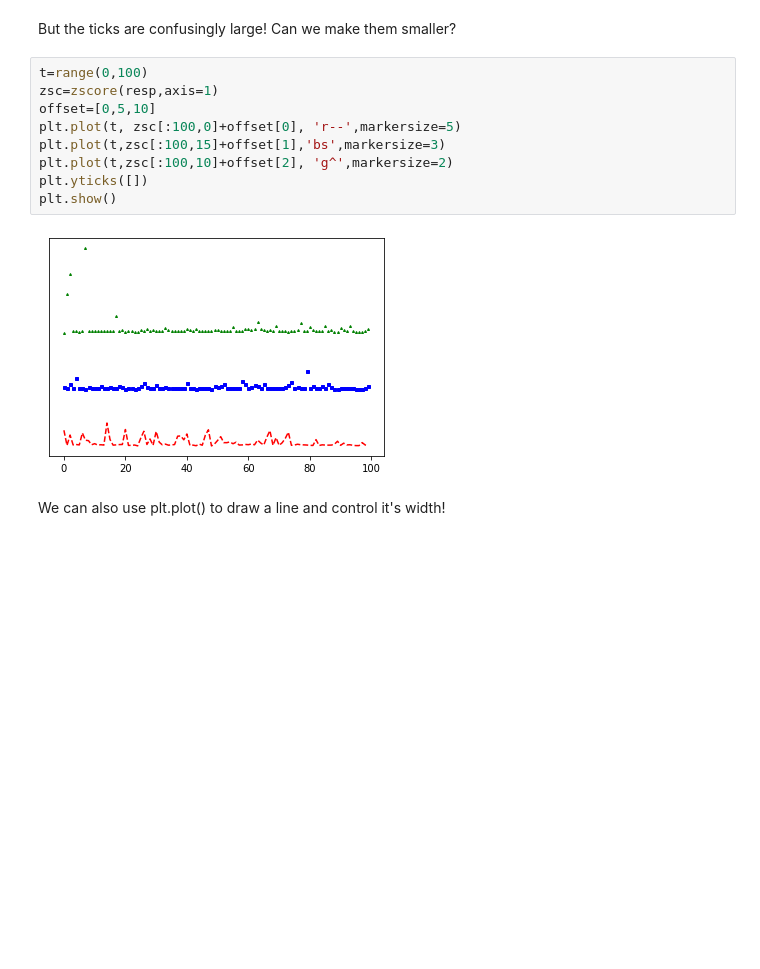
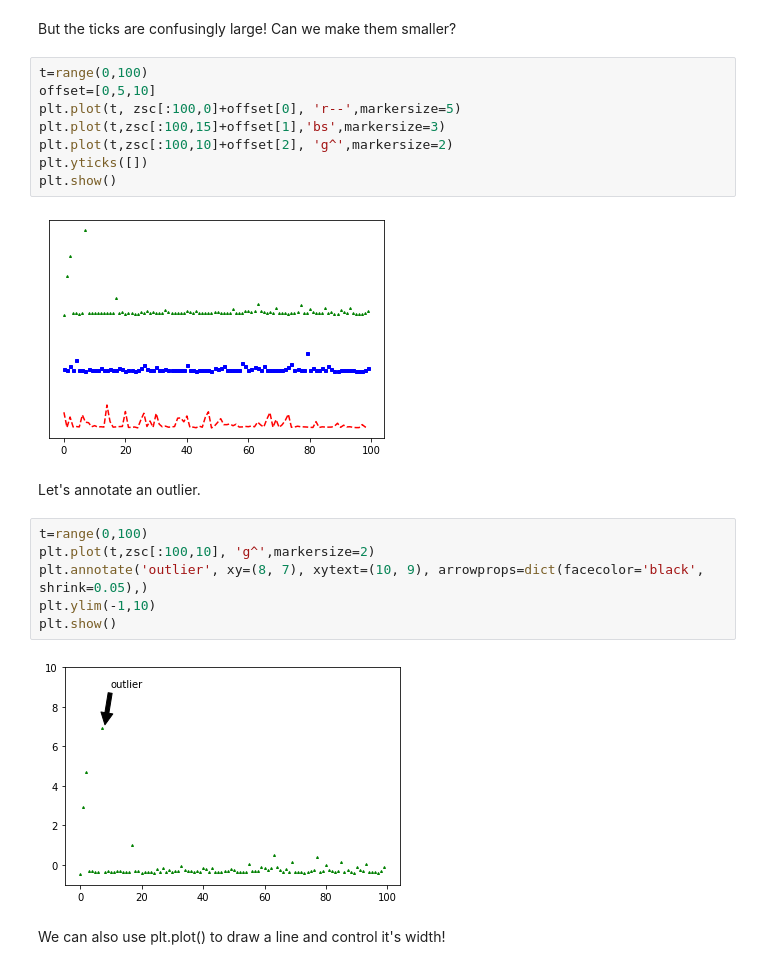
Before and after one commit to mariakesa/MatplotlibForNeuroscientists, a Jupyter notebook: StringerEtAl2018.ipynb, the cells around one changed output. Cells and saved outputs as stored; diff of their text form; blank space fills up the shorter version.

Commit message:
Add outlier

```diff
--- a/StringerEtAl2018.ipynb
+++ b/StringerEtAl2018.ipynb
@@ -121,7 +122,6 @@ plt.show()
 But the ticks are confusingly large! Can we make them smaller?
 # %%
 t=range(0,100)
-zsc=zscore(resp,axis=1)
 offset=[0,5,10]
 plt.plot(t, zsc[:100,0]+offset[0], 'r--',markersize=5)
 plt.plot(t,zsc[:100,15]+offset[1],'bs',markersize=3)
@@ -130,6 +130,16 @@ plt.yticks([])
 plt.show()
 # %% [output]
 [figure]
+# %% [markdown]
+Let's annotate an outlier.
+# %%
+t=range(0,100)
+plt.plot(t,zsc[:100,10], 'g^',markersize=2)
+plt.annotate('outlier', xy=(8, 7), xytext=(10, 9), arrowprops=dict(facecolor='black', shrink=0.05),)
+plt.ylim(-1,10)
+plt.show()
+# %% [output]
+[figure, added]
 # %% [markdown]
 We can also use plt.plot() to draw a line and control it's width!
 # %%
```
Also changed, not shown: parts of 2 cells of this notebook.
